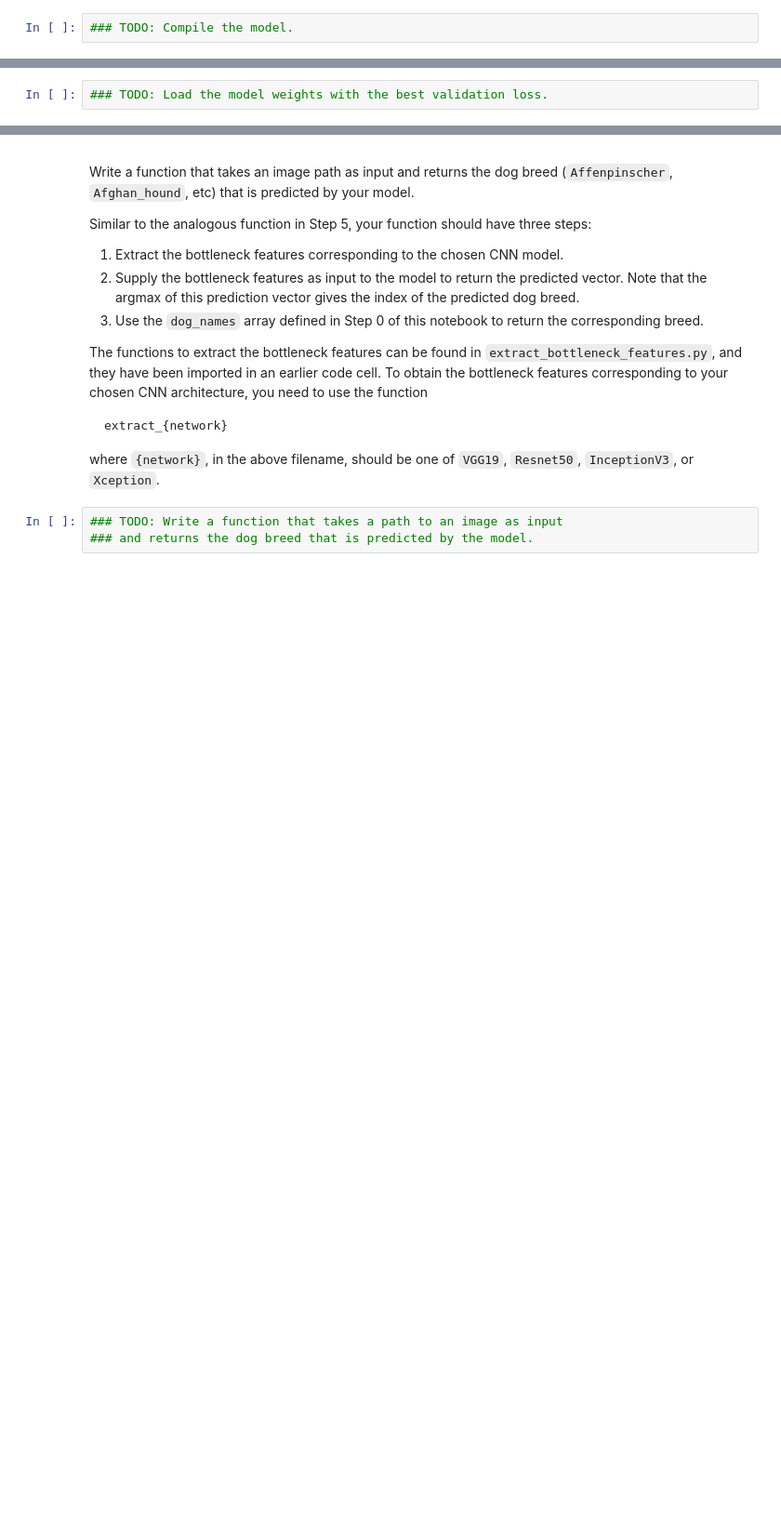
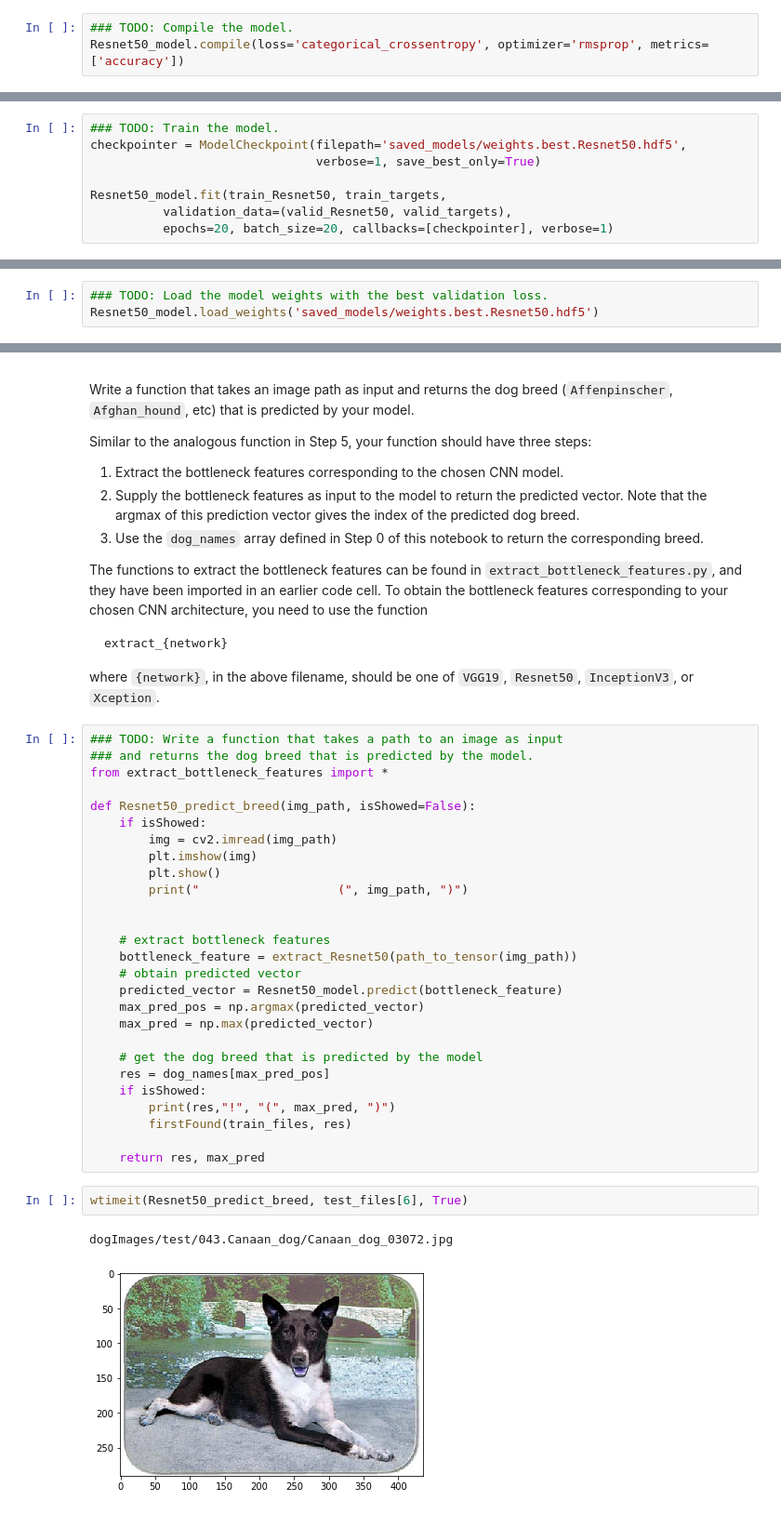
Before and after one commit to arecavn/dog-project, a Jupyter notebook: dog_app.ipynb, the cells around one changed output, grey strips where cells are left out. Shown at 93% size. Cells and saved outputs as stored; diff of their text form; blank space fills up the shorter version.

```diff
--- a/dog_app.ipynb
+++ b/dog_app.ipynb
@@ -552,6 +687,7 @@ __Answer:__
 ### (IMPLEMENTATION) Compile the Model
 # %%
 ### TODO: Compile the model.
+Resnet50_model.compile(loss='categorical_crossentropy', optimizer='rmsprop', metrics=['accuracy'])
 # %% [markdown]
 ### (IMPLEMENTATION) Train the Model
 
@@ -562,0 +697,8 @@ You are welcome to [augment the training data](https://blog.keras.io/building-po
+# %%
+### TODO: Train the model.
+checkpointer = ModelCheckpoint(filepath='saved_models/weights.best.Resnet50.hdf5',
+                               verbose=1, save_best_only=True)
+
+Resnet50_model.fit(train_Resnet50, train_targets,
+          validation_data=(valid_Resnet50, valid_targets),
+          epochs=20, batch_size=20, callbacks=[checkpointer], verbose=1)
@@ -564,6 +725,7 @@ You are welcome to [augment the training data](https://blog.keras.io/building-po
 ### (IMPLEMENTATION) Load the Model with the Best Validation Loss
 # %%
 ### TODO: Load the model weights with the best validation loss.
+Resnet50_model.load_weights('saved_models/weights.best.Resnet50.hdf5')
 # %% [markdown]
 ### (IMPLEMENTATION) Test the Model
 
@@ -585,6 +755,35 @@ The functions to extract the bottleneck features can be found in `extract_bottle
     extract_{network}
 
 where `{network}`, in the above filename, should be one of `VGG19`, `Resnet50`, `InceptionV3`, or `Xception`.
-# %%
-### TODO: Write a function that takes a path to an image as input
-### and returns the dog breed that is predicted by the model.
+# %%
+### TODO: Write a function that takes a path to an image as input
+### and returns the dog breed that is predicted by the model.
+from extract_bottleneck_features import *
+
+def Resnet50_predict_breed(img_path, isShowed=False):
+    if isShowed:
+        img = cv2.imread(img_path)
+        plt.imshow(img)
+        plt.show()
+        print("                   (", img_path, ")")
+
+
+    # extract bottleneck features
+    bottleneck_feature = extract_Resnet50(path_to_tensor(img_path))
+    # obtain predicted vector
+    predicted_vector = Resnet50_model.predict(bottleneck_feature)
+    max_pred_pos = np.argmax(predicted_vector)
+    max_pred = np.max(predicted_vector)
+
+    # get the dog breed that is predicted by the model
+    res = dog_names[max_pred_pos]
+    if isShowed:
+        print(res,"!", "(", max_pred, ")")
+        firstFound(train_files, res)
+
+    return res, max_pred
+# %%
+wtimeit(Resnet50_predict_breed, test_files[6], True)
+# %% [output]
+dogImages/test/043.Canaan_dog/Canaan_dog_03072.jpg
+[figure, added]
```
Also changed, not shown: parts of 29 cells of this notebook, 1 other file.
